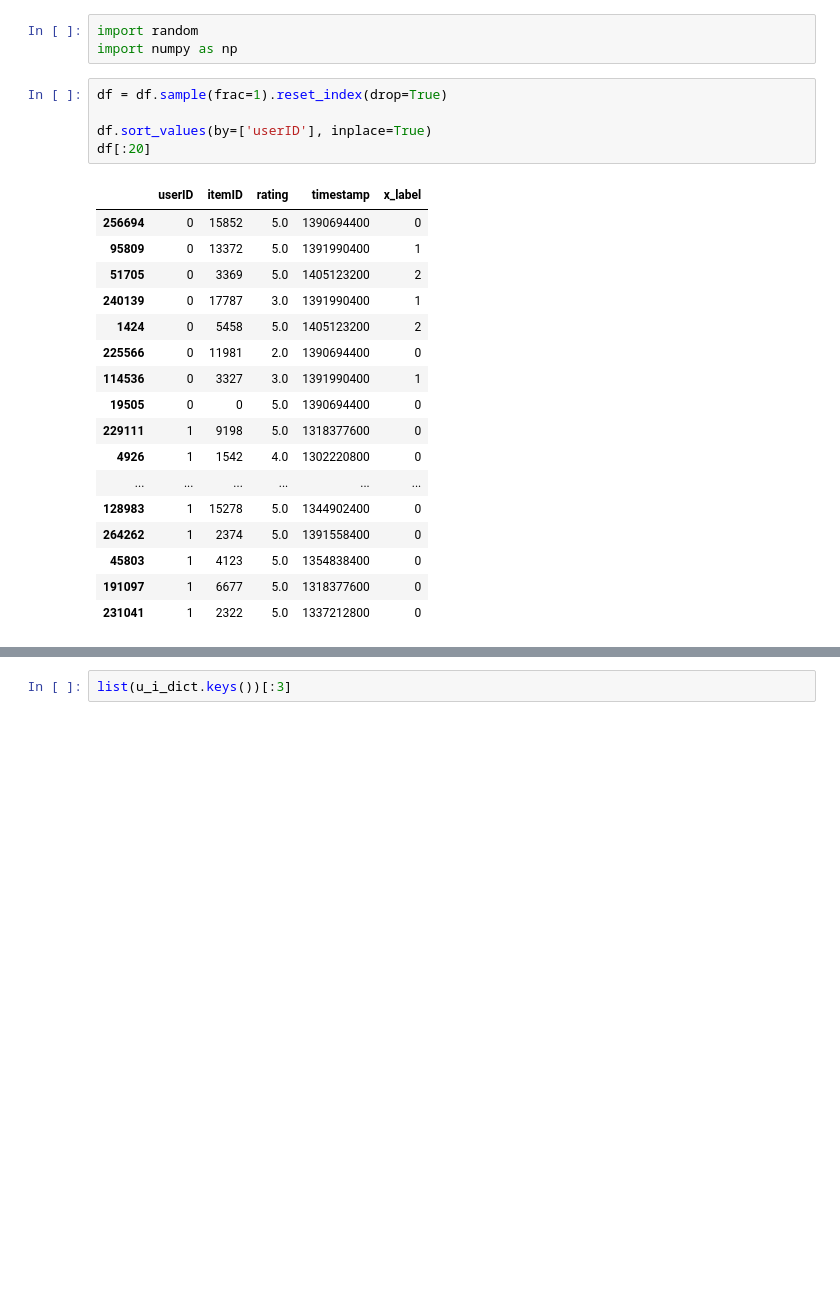
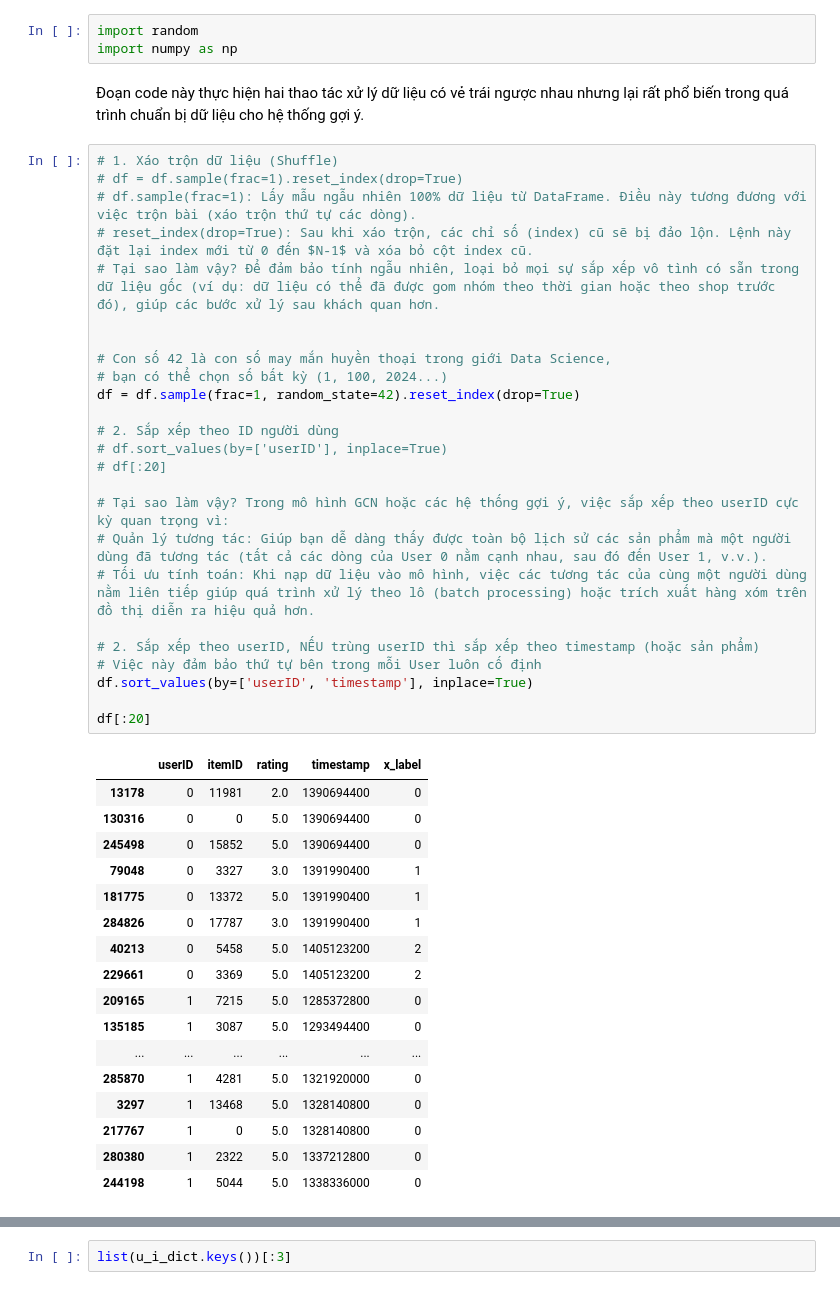
Before and after one commit to ThanhB18059162022/MMRec, a Jupyter notebook: preprocessing/1splitting.ipynb, the cells around one changed output, grey strips where cells are left out. Cells and saved outputs as stored; diff of their text form; blank space fills up the shorter version.

```diff
--- a/preprocessing/1splitting.ipynb
+++ b/preprocessing/1splitting.ipynb
@@ -35,26 +38,48 @@ shape: (296337, 5)
 # %%
 import random
 import numpy as np
-# %%
-df = df.sample(frac=1).reset_index(drop=True)
-
-df.sort_values(by=['userID'], inplace=True)
-df[:20]
-# %% [output]
-|  | userID | itemID | rating | timestamp | x_label |
-| 256694 | 0 | 15852 | 5.0 | 1390694400 | 0 |
-| 95809 | 0 | 13372 | 5.0 | 1391990400 | 1 |
-| 51705 | 0 | 3369 | 5.0 | 1405123200 | 2 |
-| 240139 | 0 | 17787 | 3.0 | 1391990400 | 1 |
-| 1424 | 0 | 5458 | 5.0 | 1405123200 | 2 |
-| 225566 | 0 | 11981 | 2.0 | 1390694400 | 0 |
-| 114536 | 0 | 3327 | 3.0 | 1391990400 | 1 |
-| 19505 | 0 | 0 | 5.0 | 1390694400 | 0 |
-| 229111 | 1 | 9198 | 5.0 | 1318377600 | 0 |
-| 4926 | 1 | 1542 | 4.0 | 1302220800 | 0 |
-| ... | ... | ... | ... | ... | ... |
-| 128983 | 1 | 15278 | 5.0 | 1344902400 | 0 |
-| 264262 | 1 | 2374 | 5.0 | 1391558400 | 0 |
-| 45803 | 1 | 4123 | 5.0 | 1354838400 | 0 |
-| 191097 | 1 | 6677 | 5.0 | 1318377600 | 0 |
-| 231041 | 1 | 2322 | 5.0 | 1337212800 | 0 |
+# %% [markdown]
+Đoạn code này thực hiện hai thao tác xử lý dữ liệu có vẻ trái ngược nhau nhưng lại rất phổ biến trong quá trình chuẩn bị dữ liệu cho hệ thống gợi ý.
+# %%
+# 1. Xáo trộn dữ liệu (Shuffle)
+# df = df.sample(frac=1).reset_index(drop=True)
+# df.sample(frac=1): Lấy mẫu ngẫu nhiên 100% dữ liệu từ DataFrame. Điều này tương đương với việc trộn bài (xáo trộn thứ tự các dòng).
+# reset_index(drop=True): Sau khi xáo trộn, các chỉ số (index) cũ sẽ bị đảo lộn. Lệnh này đặt lại index mới từ 0 đến $N-1$ và xóa bỏ cột index cũ.
+# Tại sao làm vậy? Để đảm bảo tính ngẫu nhiên, loại bỏ mọi sự sắp xếp vô tình có sẵn trong dữ liệu gốc (ví dụ: dữ liệu có thể đã được gom nhóm theo thời gian hoặc theo shop trước đó), giúp các bước xử lý sau khách quan hơn.
+
+
+# Con số 42 là con số may mắn huyền thoại trong giới Data Science,
+# bạn có thể chọn số bất kỳ (1, 100, 2024...)
+df = df.sample(frac=1, random_state=42).reset_index(drop=True)
+
+# 2. Sắp xếp theo ID người dùng
+# df.sort_values(by=['userID'], inplace=True)
+# df[:20]
+
+# Tại sao làm vậy? Trong mô hình GCN hoặc các hệ thống gợi ý, việc sắp xếp theo userID cực kỳ quan trọng vì:
+# Quản lý tương tác: Giúp bạn dễ dàng thấy được toàn bộ lịch sử các sản phẩm mà một người dùng đã tương tác (tất cả các dòng của User 0 nằm cạnh nhau, sau đó đến User 1, v.v.).
+# Tối ưu tính toán: Khi nạp dữ liệu vào mô hình, việc các tương tác của cùng một người dùng nằm liên tiếp giúp quá trình xử lý theo lô (batch processing) hoặc trích xuất hàng xóm trên đồ thị diễn ra hiệu quả hơn.
+
+# 2. Sắp xếp theo userID, NẾU trùng userID thì sắp xếp theo timestamp (hoặc sản phẩm)
+# Việc này đảm bảo thứ tự bên trong mỗi User luôn cố định
+df.sort_values(by=['userID', 'timestamp'], inplace=True)
+
+df[:20]
+# %% [output]
+|  | userID | itemID | rating | timestamp | x_label |
+| 13178 | 0 | 11981 | 2.0 | 1390694400 | 0 |
+| 130316 | 0 | 0 | 5.0 | 1390694400 | 0 |
+| 245498 | 0 | 15852 | 5.0 | 1390694400 | 0 |
+| 79048 | 0 | 3327 | 3.0 | 1391990400 | 1 |
+| 181775 | 0 | 13372 | 5.0 | 1391990400 | 1 |
+| 284826 | 0 | 17787 | 3.0 | 1391990400 | 1 |
+| 40213 | 0 | 5458 | 5.0 | 1405123200 | 2 |
+| 229661 | 0 | 3369 | 5.0 | 1405123200 | 2 |
+| 209165 | 1 | 7215 | 5.0 | 1285372800 | 0 |
+| 135185 | 1 | 3087 | 5.0 | 1293494400 | 0 |
+| ... | ... | ... | ... | ... | ... |
+| 285870 | 1 | 4281 | 5.0 | 1321920000 | 0 |
+| 3297 | 1 | 13468 | 5.0 | 1328140800 | 0 |
+| 217767 | 1 | 0 | 5.0 | 1328140800 | 0 |
+| 280380 | 1 | 2322 | 5.0 | 1337212800 | 0 |
+| 244198 | 1 | 5044 | 5.0 | 1338336000 | 0 |
```
Also changed, not shown: parts of 18 cells of this notebook.
